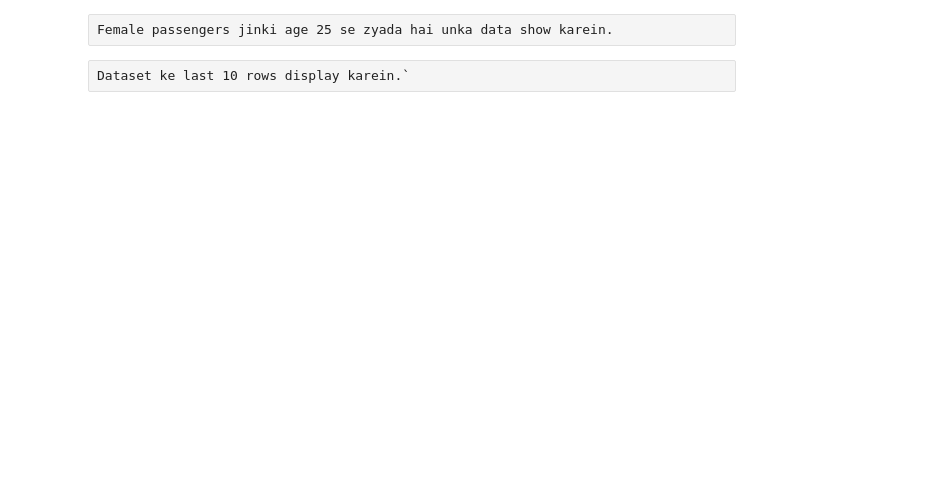
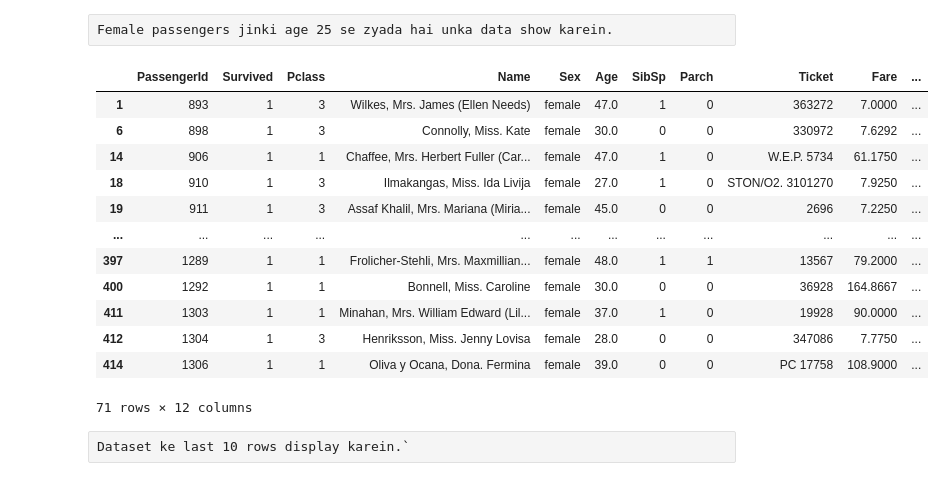
Before and after one commit to githubzohaib/Zohaib-Ali-Assignment-05-AI-DS, a Jupyter notebook: Assigment-Pandas-01.ipynb, the cells around one changed output. Cells and saved outputs as stored; diff of their text form; code cells hidden in the pictures; blank space fills up the shorter version.

```diff
--- a/Assigment-Pandas-01.ipynb
+++ b/Assigment-Pandas-01.ipynb
@@ -3,4 +21,20 @@ Dataset ke pehle 10 rows display karein.
 # %% [raw]
 Female passengers jinki age 25 se zyada hai unka data show karein.
+# %%
+data[(data.Sex == "female") & (data.Age>25)]
+# %% [output]
+|  | PassengerId | Survived | Pclass | Name | Sex | Age | SibSp | Parch | Ticket | Fare | ... |
+| 1 | 893 | 1 | 3 | Wilkes, Mrs. James (Ellen Needs) | female | 47.0 | 1 | 0 | 363272 | 7.0000 | ... |
+| 6 | 898 | 1 | 3 | Connolly, Miss. Kate | female | 30.0 | 0 | 0 | 330972 | 7.6292 | ... |
+| 14 | 906 | 1 | 1 | Chaffee, Mrs. Herbert Fuller (Car... | female | 47.0 | 1 | 0 | W.E.P. 5734 | 61.1750 | ... |
+| 18 | 910 | 1 | 3 | Ilmakangas, Miss. Ida Livija | female | 27.0 | 1 | 0 | STON/O2. 3101270 | 7.9250 | ... |
+| 19 | 911 | 1 | 3 | Assaf Khalil, Mrs. Mariana (Miria... | female | 45.0 | 0 | 0 | 2696 | 7.2250 | ... |
+| ... | ... | ... | ... | ... | ... | ... | ... | ... | ... | ... | ... |
+| 397 | 1289 | 1 | 1 | Frolicher-Stehli, Mrs. Maxmillian... | female | 48.0 | 1 | 1 | 13567 | 79.2000 | ... |
+| 400 | 1292 | 1 | 1 | Bonnell, Miss. Caroline | female | 30.0 | 0 | 0 | 36928 | 164.8667 | ... |
+| 411 | 1303 | 1 | 1 | Minahan, Mrs. William Edward (Lil... | female | 37.0 | 1 | 0 | 19928 | 90.0000 | ... |
+| 412 | 1304 | 1 | 3 | Henriksson, Miss. Jenny Lovisa | female | 28.0 | 0 | 0 | 347086 | 7.7750 | ... |
+| 414 | 1306 | 1 | 1 | Oliva y Ocana, Dona. Fermina | female | 39.0 | 0 | 0 | PC 17758 | 108.9000 | ... |
+71 rows × 12 columns
 # %% [raw]
 Dataset ke last 10 rows display karein.`
```
Also changed, not shown: parts of 15 cells of this notebook.
